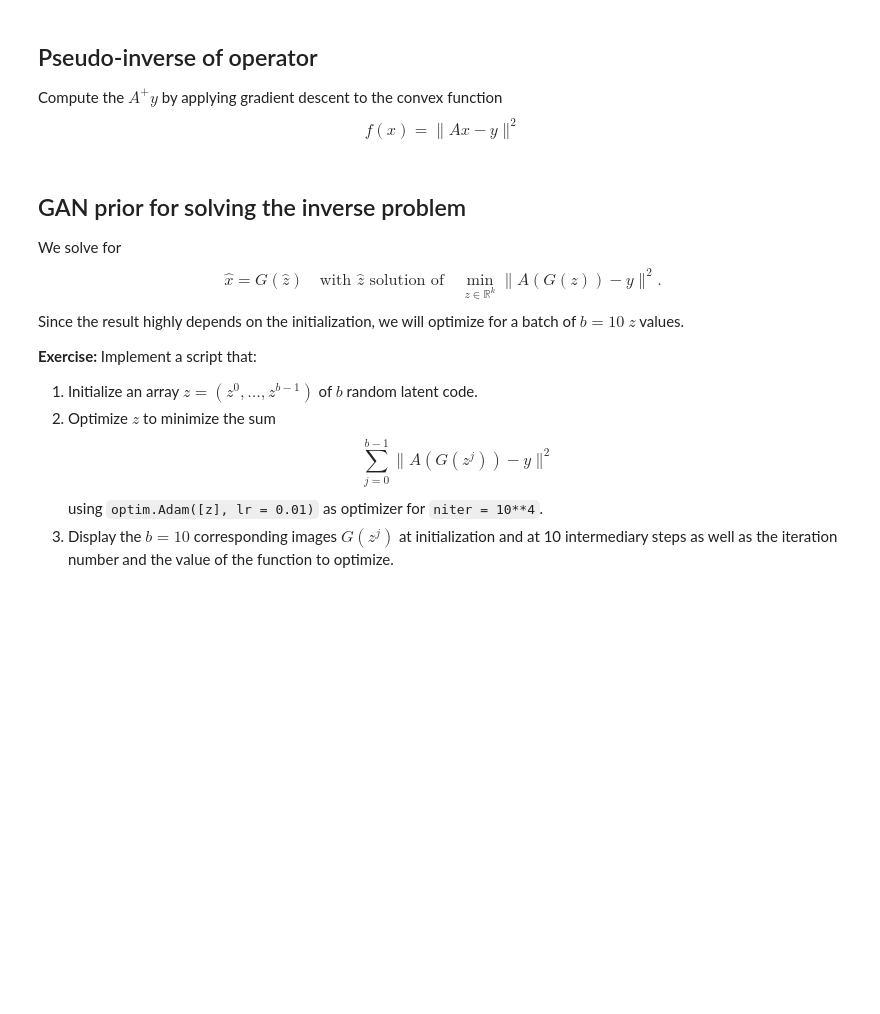
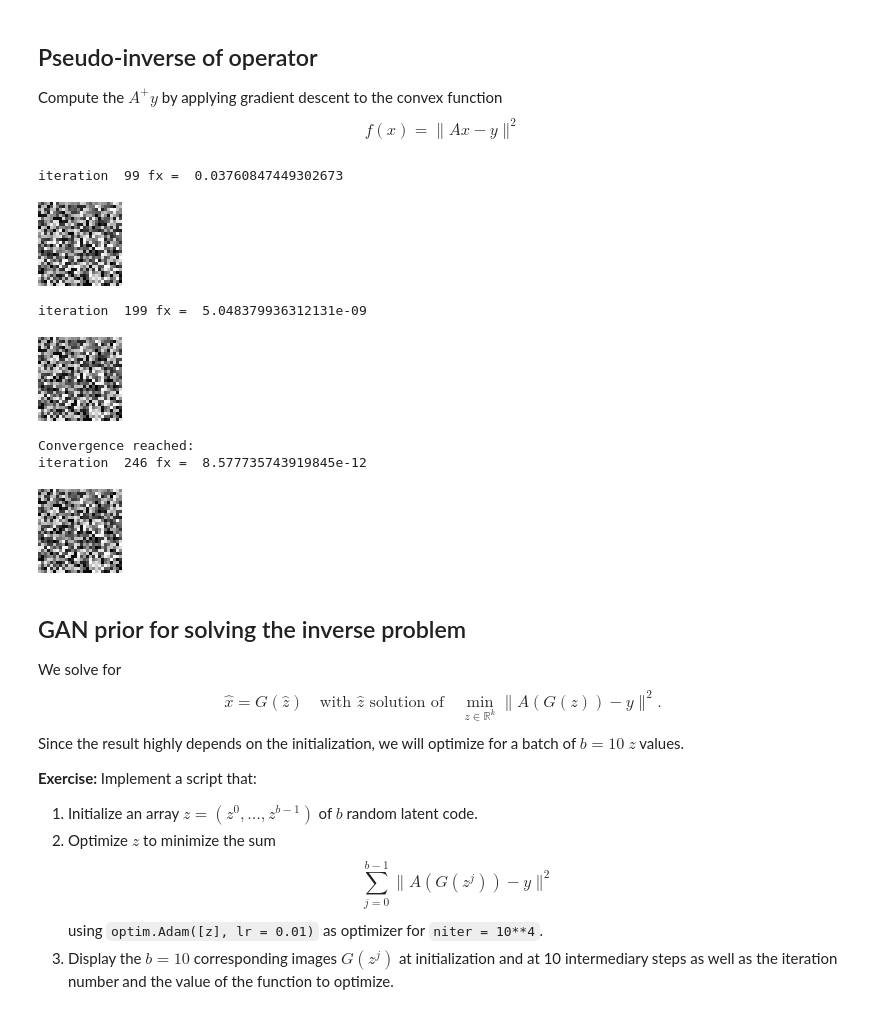
Before and after one commit to KHOUTAIBI/TSIA-TP, a Jupyter notebook: tp2526/tp5_exo2_inverse_problem_with_generative_prior.ipynb, the cells around one changed output. Cells and saved outputs as stored; diff of their text form; code cells hidden in the pictures; blank space fills up the shorter version.

```diff
--- a/tp2526/tp5_exo2_inverse_problem_with_generative_prior.ipynb
+++ b/tp2526/tp5_exo2_inverse_problem_with_generative_prior.ipynb
@@ -203,23 +206,31 @@ $$
 # %%
 x = torch.zeros(x0.shape).to(device)
 x.requires_grad = True
 
 # compute pseudo-inverse of y
 optimizer = optim.SGD([x], lr = 0.01, momentum = 0.9)
 niter = 1000
 for it in range(niter):
     optimizer.zero_grad()
-    fx = ### ... ###
+    fx = torch.linalg.norm(A(x) - y)**2 ### ... ###
     fx.backward()
     optimizer.step()
     if fx.item()<1e-10:
         print("Convergence reached:")
         print("iteration ", it, "fx = ", fx.item())
         imshow(x);
         break
     if it%(niter//10) == niter//10-1:
         print("iteration ", it, "fx = ", fx.item())
         imshow(x);
+# %% [output]
+iteration  99 fx =  0.03760847449302673
+[figure, added]
+iteration  199 fx =  5.048379936312131e-09
+[figure, added]
+Convergence reached:
+iteration  246 fx =  8.577735743919845e-12
+[figure, added]
 # %% [markdown]
 ## GAN prior for solving the inverse problem
 We solve for
```
Also changed, not shown: parts of 3 cells of this notebook.
